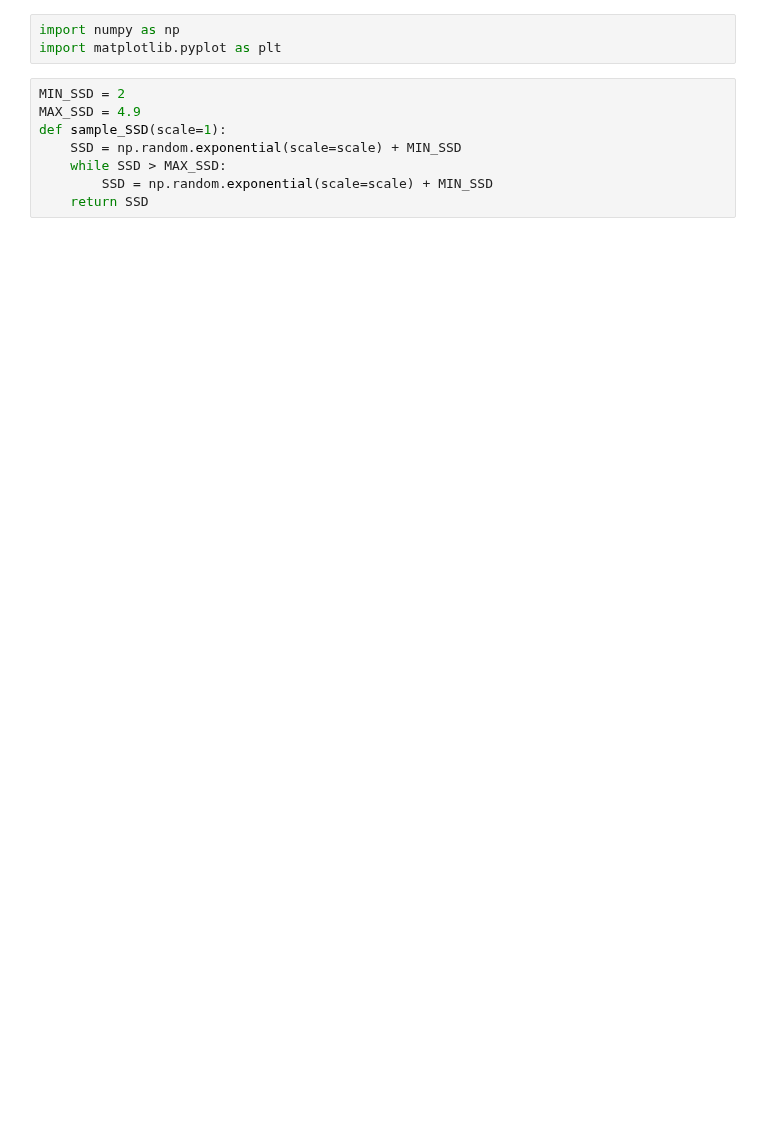
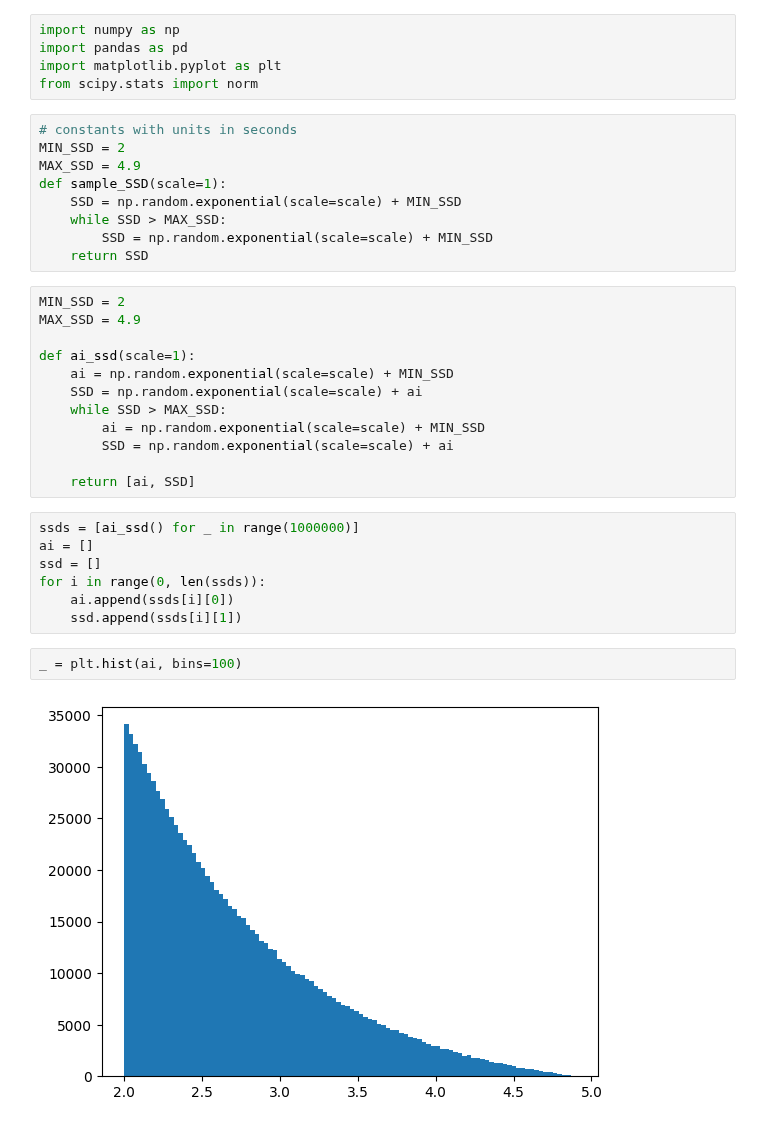
Before and after one commit to kriti-ach/SharedControlPaper, a Jupyter notebook: tweak_SSD_sampler.ipynb, the cells around one changed output. Drawn from its saved outputs; the diff is of its cells as text; blank space fills up the shorter version.

```diff
--- a/tweak_SSD_sampler.ipynb
+++ b/tweak_SSD_sampler.ipynb
@@ -1,7 +1,10 @@
 # %%
 import numpy as np
+import pandas as pd
 import matplotlib.pyplot as plt
+from scipy.stats import norm
 # %%
+# constants with units in seconds
 MIN_SSD = 2
 MAX_SSD = 4.9
 def sample_SSD(scale=1):
@@ -9,3 +12,26 @@ def sample_SSD(scale=1):
     while SSD > MAX_SSD:
         SSD = np.random.exponential(scale=scale) + MIN_SSD
     return SSD
+# %%
+MIN_SSD = 2
+MAX_SSD = 4.9
+
+def ai_ssd(scale=1):
+    ai = np.random.exponential(scale=scale) + MIN_SSD
+    SSD = np.random.exponential(scale=scale) + ai
+    while SSD > MAX_SSD:
+        ai = np.random.exponential(scale=scale) + MIN_SSD
+        SSD = np.random.exponential(scale=scale) + ai
+
+    return [ai, SSD]
+# %%
+ssds = [ai_ssd() for _ in range(1000000)]
+ai = []
+ssd = []
+for i in range(0, len(ssds)):
+    ai.append(ssds[i][0])
+    ssd.append(ssds[i][1])
+# %%
+_ = plt.hist(ai, bins=100)
+# %% [output]
+[figure, added]
```
Also changed, not shown: parts of 17 cells of this notebook.
